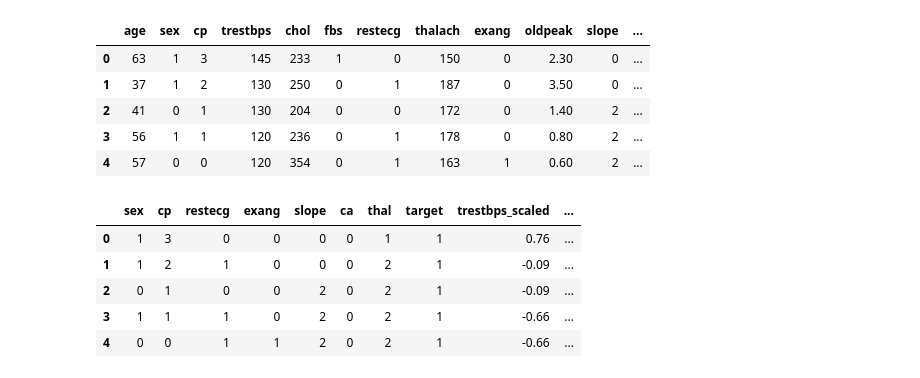
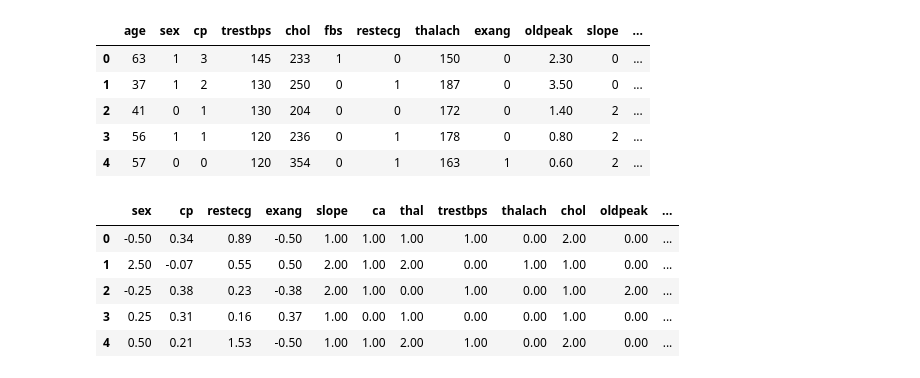
Before and after one commit to Dim2960/semiology_AI, a Jupyter notebook: cardiaque_folder/Maladies_Cardiaques.ipynb, the cells around one changed output. Drawn from its saved outputs; the diff is of its cells as text; code cells hidden in the pictures.

```diff
--- a/cardiaque_folder/Maladies_Cardiaques.ipynb
+++ b/cardiaque_folder/Maladies_Cardiaques.ipynb
@@ -438,9 +450,0 @@ df_copy.drop(columns=['tranche_age','thalach','oldpeak','trestbps','chol','age',
-# %%
-df_copy.head()
-# %% [output]
-|  | sex | cp | restecg | exang | slope | ca | thal | target | trestbps_scaled | ... |
-| 0 | 1 | 3 | 0 | 0 | 0 | 0 | 1 | 1 | 0.76 | ... |
-| 1 | 1 | 2 | 1 | 0 | 0 | 0 | 2 | 1 | -0.09 | ... |
-| 2 | 0 | 1 | 0 | 0 | 2 | 0 | 2 | 1 | -0.09 | ... |
-| 3 | 1 | 1 | 1 | 0 | 2 | 0 | 2 | 1 | -0.66 | ... |
-| 4 | 0 | 0 | 1 | 1 | 2 | 0 | 2 | 1 | -0.66 | ... |
@@ -447,3 +501,15 @@ df_copy.head()
+# %%
+# Convertir le résultat en DataFrame
+df_transformed = pd.DataFrame(X_train_transformed, columns=columns_to_keep + numeric_features + categorical_features)
+
+df_transformed.head()
+# %% [output]
+|  | sex | cp | restecg | exang | slope | ca | thal | trestbps | thalach | chol | oldpeak | ... |
+| 0 | -0.50 | 0.34 | 0.89 | -0.50 | 1.00 | 1.00 | 1.00 | 1.00 | 0.00 | 2.00 | 0.00 | ... |
+| 1 | 2.50 | -0.07 | 0.55 | 0.50 | 2.00 | 1.00 | 2.00 | 0.00 | 1.00 | 1.00 | 0.00 | ... |
+| 2 | -0.25 | 0.38 | 0.23 | -0.38 | 2.00 | 1.00 | 0.00 | 1.00 | 0.00 | 1.00 | 2.00 | ... |
+| 3 | 0.25 | 0.31 | 0.16 | 0.37 | 1.00 | 0.00 | 1.00 | 0.00 | 0.00 | 1.00 | 0.00 | ... |
+| 4 | 0.50 | 0.21 | 1.53 | -0.50 | 1.00 | 1.00 | 2.00 | 1.00 | 0.00 | 2.00 | 0.00 | ... |
 # %%
 fig, axes = plt.subplots(3, 5, figsize=(20, 10))
 fig.suptitle('Distribution des variables', fontsize=20)
```
Also changed, not shown: parts of 38 cells of this notebook.
